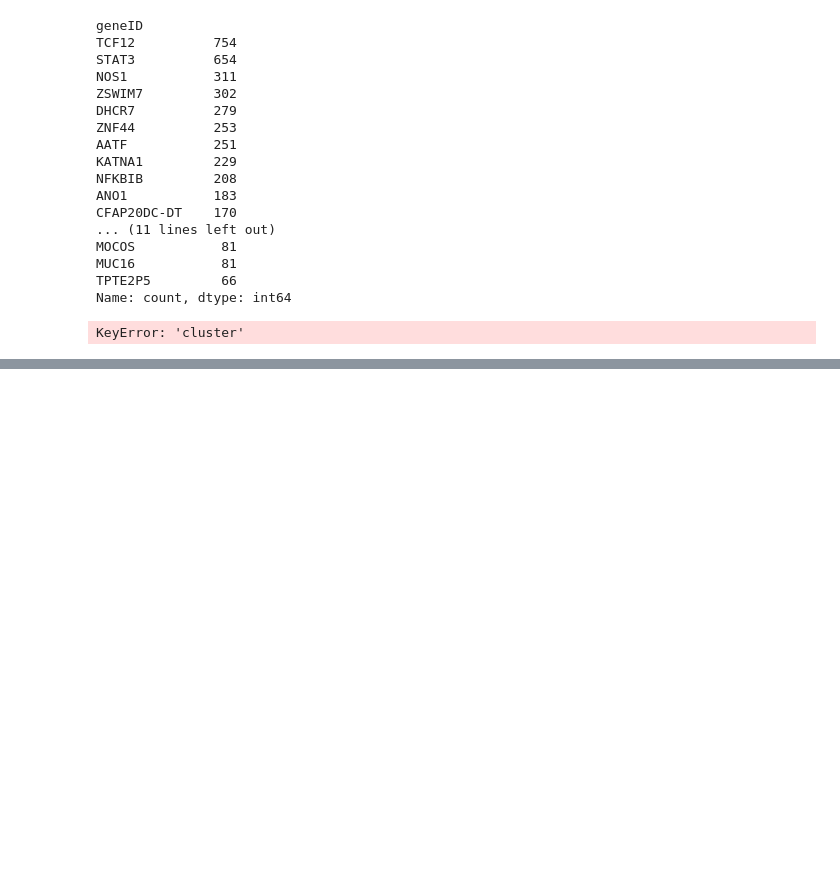
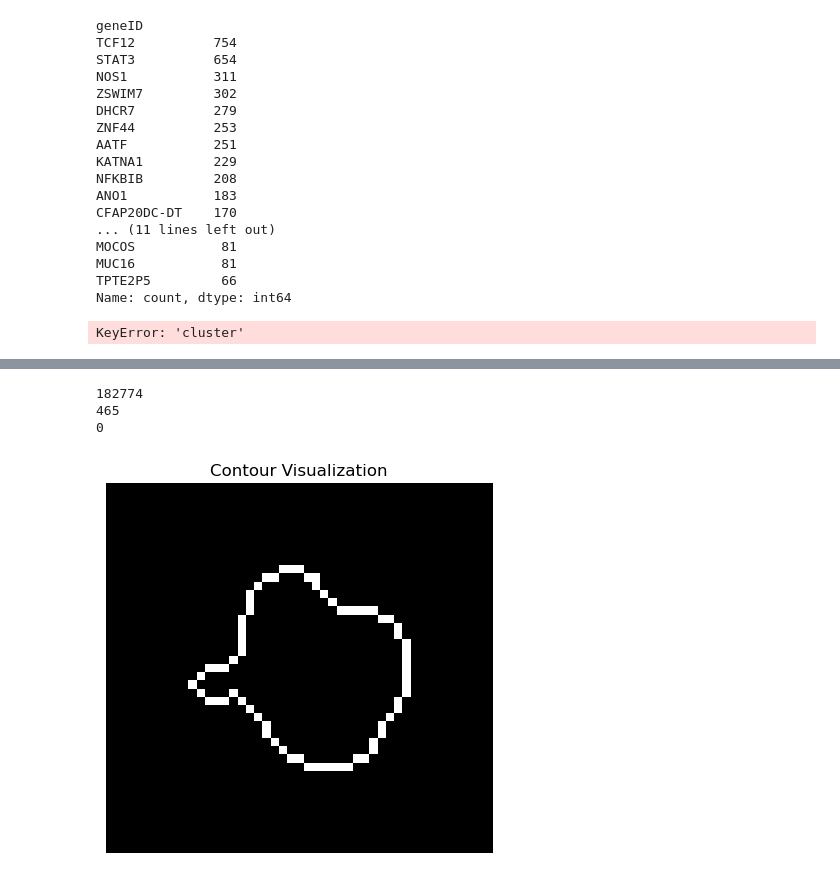
Before and after one commit to brigbrog/SpatialSegmentation, a Jupyter notebook: benchmarking/comparison_tester.ipynb, the cells around one changed output, grey strips where cells are left out. Saved outputs shown, nothing was run; the diff lists cells and outputs as text; code cells hidden in the pictures; blank space fills up the shorter version.

```diff
--- a/benchmarking/comparison_tester.ipynb
+++ b/benchmarking/comparison_tester.ipynb
@@ -120,0 +189,36 @@ def find_n_indicators(cluster_df, minimum_count):
+# %%
+
+comp_points = comparator.get_contour_points(sing_contour)
+count = comparator.run_single_comparison(sing_contour, 'MT-RNR2')
+print(len(comp_points))
+print(count)
+# %% [output]
+182774
+465
+0
+# %%
+def view_contour(contour):
+    # Flatten the contour and extract x, y coordinates
+    x_vals, y_vals = zip(*[point[0] for point in contour])
+    min_x, max_x = min(x_vals), max(x_vals)
+    min_y, max_y = min(y_vals), max(y_vals)
+    margin = 10
+    min_x, max_x = min_x - margin, max_x + margin
+    min_y, max_y = min_y - margin, max_y + margin
+    adjusted_contour = contour - np.array([[min_x, min_y]])
+    image_width = max_x - min_x + 1
+    image_height = max_y - min_y + 1
+    image = np.zeros((image_height, image_width), dtype=np.uint8)
+    cv2.drawContours(image, [adjusted_contour], -1, 255, thickness=1)
+    plt.imshow(image, cmap='gray')
+    plt.title("Contour Visualization")
+    plt.axis("off")
+    plt.show()
+# %%
+id = 34
+focus = test_contours[id]
+
+
+view_contour(focus)
+# %% [output]
+[figure, added]
```
Also changed, not shown: parts of 7 cells of this notebook, 1 other file.
